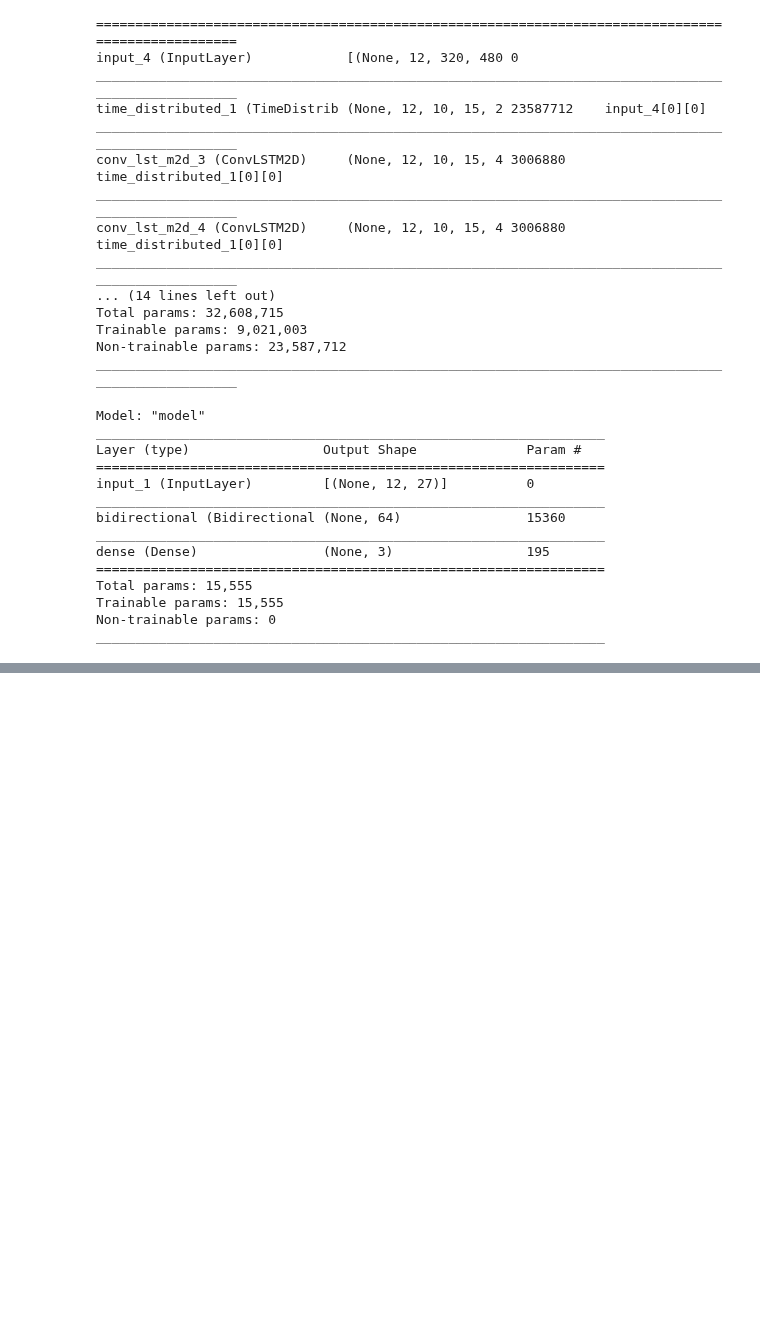
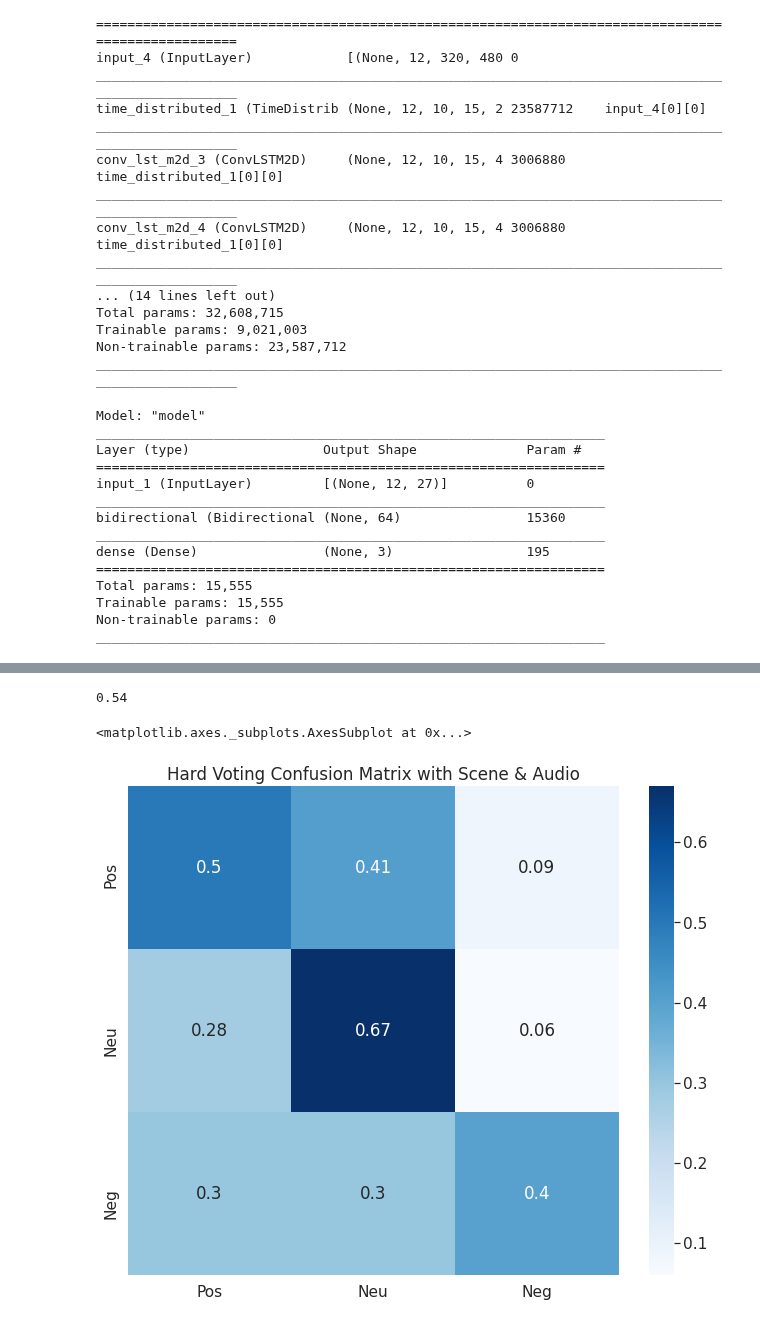
Before and after one commit to fusical/emotiw, a Jupyter notebook: notebooks/2.0-la-tj-ak-kc-vl-ensemble_baseline_predictions.ipynb, the cells around one changed output, grey strips where cells are left out. Cells and saved outputs as stored; diff of their text form; code cells hidden in the pictures; blank space fills up the shorter version.

```diff
--- a/notebooks/2.0-la-tj-ak-kc-vl-ensemble_baseline_predictions.ipynb
+++ b/notebooks/2.0-la-tj-ak-kc-vl-ensemble_baseline_predictions.ipynb
@@ -418,0 +475,2 @@ plt.show()
+# %%
+y_pred_hard , y_true = predict(classifiers, sample_to_true_label , mode="hard")
@@ -418,0 +495,21 @@ plt.show()
+# %%
+f1_score(y_true, y_pred_hard, average='micro')
+# %% [output]
+0.54
+# %%
+y_pred_final , y_true_final = y_pred_hard - 1 , y_true - 1
+con_mat = tensorflow.math.confusion_matrix(labels=y_true_final, predictions=y_pred_final).numpy()
+
+con_mat_norm = np.around(con_mat.astype('float') / con_mat.sum(axis=1)[:, np.newaxis], decimals=2)
+
+con_mat_df = pd.DataFrame(con_mat_norm,
+                  index = classes,
+                  columns = classes)
+
+
+figure = plt.figure(figsize=(11, 9))
+plt.title("Hard Voting Confusion Matrix with Scene & Audio")
+sn.heatmap(con_mat_df, annot=True,cmap=plt.cm.Blues)
+# %% [output]
+<matplotlib.axes._subplots.AxesSubplot at 0x...>
+[figure, added]
```
Also changed, not shown: parts of 11 cells of this notebook.
